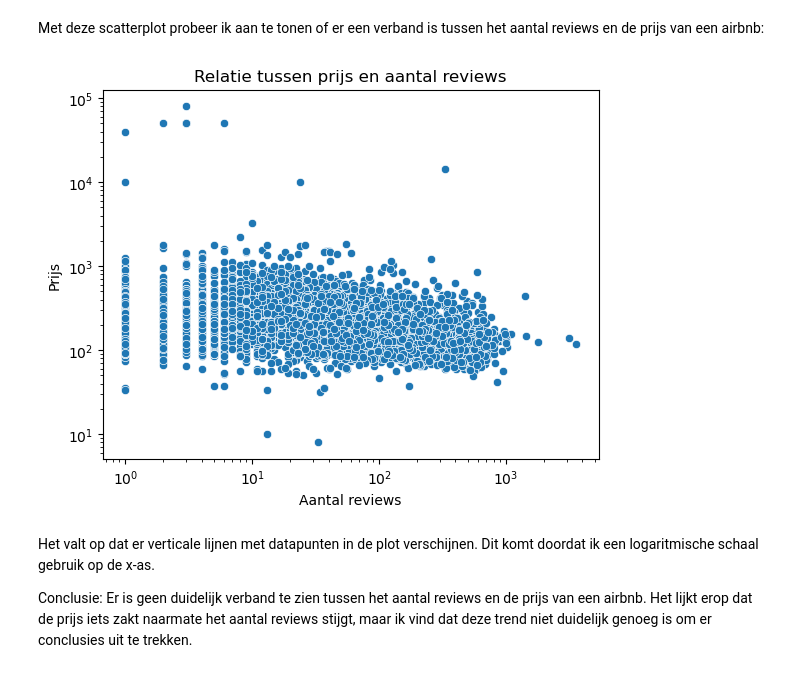
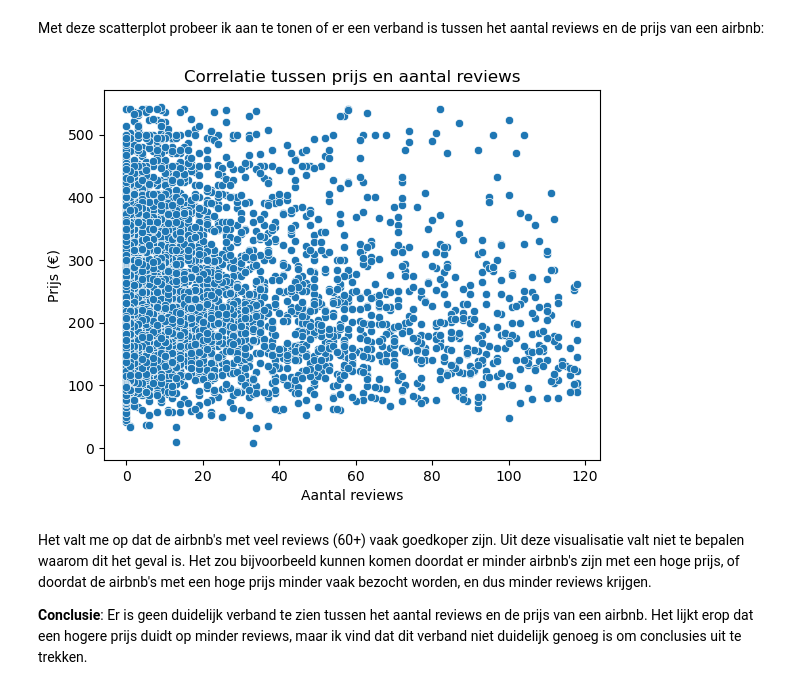
Before and after one commit to GitMathijs/S3_AI_lesmateriaal, a Jupyter notebook: Data/airbnb-opdracht.ipynb, the cells around one changed output. Cells and saved outputs as stored; diff of their text form; code cells hidden in the pictures.

```diff
--- a/Data/airbnb-opdracht.ipynb
+++ b/Data/airbnb-opdracht.ipynb
@@ -229,16 +256,14 @@ Conclusie: De wijk waarin een airbnb staat heeft zeker invloed op de vraagprijs.
 # %% [markdown]
 Met deze scatterplot probeer ik aan te tonen of er een verband is tussen het aantal reviews en de prijs van een airbnb:
 # %%
-sns.scatterplot(x="number_of_reviews", y="price_numeric", data=airbnb)
-plt.xscale("log")   # optioneel, als er hele grote uitschieters zijn
-plt.yscale("log")   # idem
+sns.scatterplot(x="number_of_reviews", y="price_numeric", data=airbnb_clean)
 plt.xlabel("Aantal reviews")
-plt.ylabel("Prijs")
-plt.title("Relatie tussen prijs en aantal reviews")
+plt.ylabel("Prijs (€)")
+plt.title("Correlatie tussen prijs en aantal reviews")
 plt.show()
 # %% [output]
-[figure, old version]
+[figure, new version]
 # %% [markdown]
-Het valt op dat er verticale lijnen met datapunten in de plot verschijnen. Dit komt doordat ik een logaritmische schaal gebruik op de x-as.
+Het valt me op dat de airbnb's met veel reviews (60+) vaak goedkoper zijn. Uit deze visualisatie valt niet te bepalen waarom dit het geval is. Het zou bijvoorbeeld kunnen komen doordat er minder airbnb's zijn met een hoge prijs, of doordat de airbnb's met een hoge prijs minder vaak bezocht worden, en dus minder reviews krijgen.
 
-Conclusie: Er is geen duidelijk verband te zien tussen het aantal reviews en de prijs van een airbnb. Het lijkt erop dat de prijs iets zakt naarmate het aantal reviews stijgt, maar ik vind dat deze trend niet duidelijk genoeg is om er conclusies uit te trekken.
+**Conclusie**: Er is geen duidelijk verband te zien tussen het aantal reviews en de prijs van een airbnb. Het lijkt erop dat een hogere prijs duidt op minder reviews, maar ik vind dat dit verband niet duidelijk genoeg is om conclusies uit te trekken.
```
Also changed, not shown: parts of 6 cells of this notebook.
